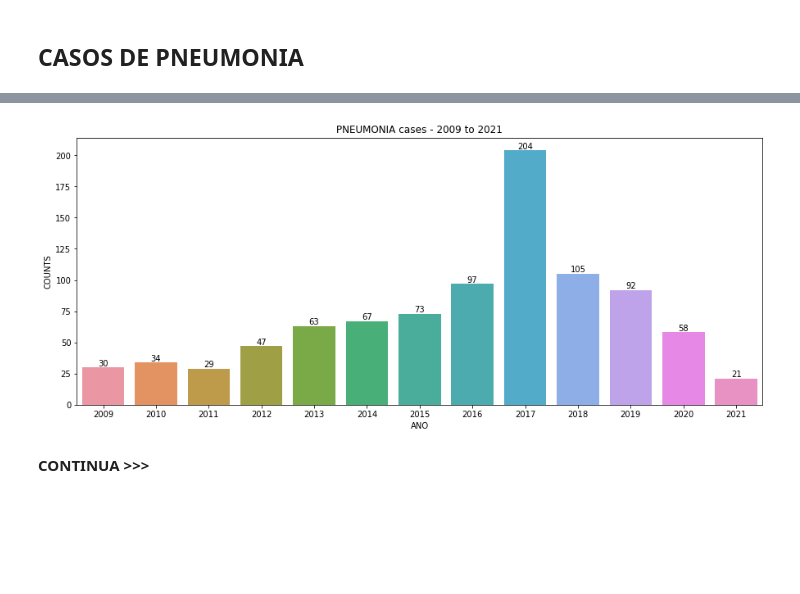
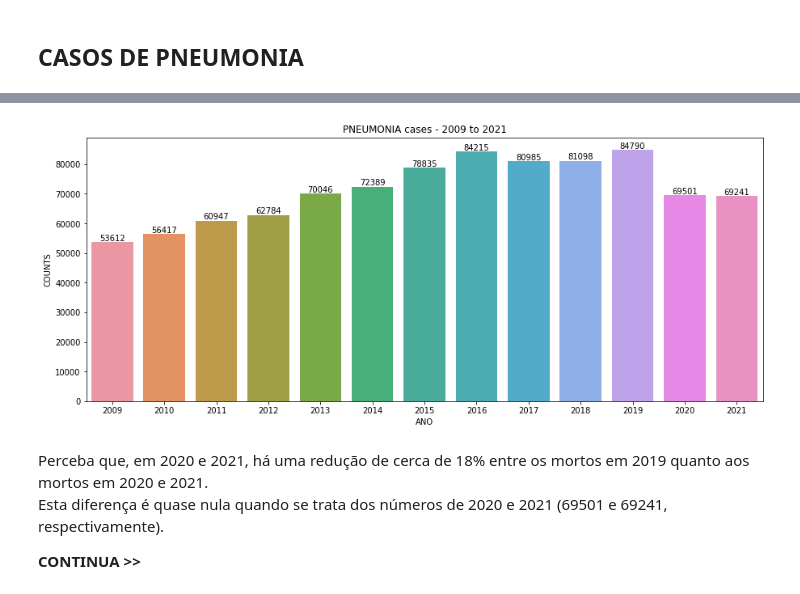
Before and after one commit to marciopmm/Estudo_COVID-19, a Jupyter notebook: Dados.ipynb, the cells around one changed output, grey strips where cells are left out. Saved outputs shown, nothing was run; the diff lists cells and outputs as text; code cells hidden in the pictures; blank space fills up the shorter version.

Commit message:
Juntada de CIDs de casos de Pneunonia - Continua

```diff
--- a/Dados.ipynb
+++ b/Dados.ipynb
@@ -38,7 +38,8 @@ for ano in range(2009, 2020):
 print(f"Baixando dados de https://s3.sa-east-1.amazonaws.com/ckan.saude.gov.br/SIM/sim_preliminar_2020.csv")
 df_tratado = df_tratado.append(pd.read_csv('https://s3.sa-east-1.amazonaws.com/ckan.saude.gov.br/SIM/sim_preliminar_2020.csv', sep=';', usecols=cols_list, encoding='latin', error_bad_lines=False), ignore_index=True)
 print(f"Baixando dados de https://s3.sa-east-1.amazonaws.com/ckan.saude.gov.br/SIM/DO21OPEN.csv")
-df_tratado = df_tratado.append(pd.read_csv('https://s3.sa-east-1.amazonaws.com/ckan.saude.gov.br/SIM/DO21OPEN.csv', sep=';', usecols=cols_list, encoding='latin', error_bad_lines=False), ignore_index=True)
+df_tratado = df_tratado.append(pd.read_csv('https://s3.s
+a-east-1.amazonaws.com/ckan.saude.gov.br/SIM/DO21OPEN.csv', sep=';', usecols=cols_list, encoding='latin', error_bad_lines=False), ignore_index=True)
 
 df_tratado.head()
 # %% [output]
@@ -161,15 +206,75 @@ Códigos para Pneumonia:
 # %%
-pne_codes = ['J12', 'J13', 'J14', 'J15', 'J16', 'J17', 'J18', 'P23']
+pne_codes = [
+    "A403",
+    "B052",
+    "B206",
+    "B953",
+    "B960",
+    "B961",
+    "J100",
+    "J110",
+    "J12",
+    "J120",
+    "J121",
+    "J122",
+    "J128",
+    "J129",
+    "J13",
+    "J14",
+    "J15",
+    "J150",
+    "J151",
+    "J152",
+    "J153",
+    "J154",
+    "J155",
+    "J156",
+    "J157",
+    "J158",
+    "J159",
+    "J16",
+    "trap",
+    "J160",
+    "J168",
+    "J17",
+    "J170",
+    "J171",
+    "J172",
+    "J173",
+    "J178",
+    "J18",
+    "J180",
+    "J181",
+    "J182",
+    "J188",
+    "J189",
+    "J200",
+    "J851",
+    "J852",
+    "P23",
+    "P230",
+    "P231",
+    "P232",
+    "P233",
+    "P234",
+    "P235",
+    "P236",
+    "P238",
+    "P239"
+]
 df_pneumonia = df_tratado[df_tratado['CAUSABAS'].isin(pne_codes)]
 pneumonia_por_ano = df_pneumonia.groupby(['ANO']).size().reset_index(name='COUNTS')
 
 plt.figure(figsize=(15,6))
 plt.title('PNEUMONIA cases - 2009 to 2021')
 ax = sns.barplot(x='ANO', y='COUNTS', data=pneumonia_por_ano)
 ax.bar_label(ax.containers[0])
 #sns.lineplot(data=pneumonia_por_ano['COUNTS'])
 plt.show()
 # %% [output]
-[figure, old version]
+[figure, new version]
-# %% [markdown]
-**CONTINUA >>>**
+# %% [markdown]
+Perceba que, em 2020 e 2021, há uma redução de cerca de 18% entre os mortos em 2019 quanto aos mortos em 2020 e 2021.
+Esta diferença é quase nula quando se trata dos números de 2020 e 2021 (69501 e 69241, respectivamente).
+
+**CONTINUA >>**
```
Also changed, not shown: parts of 4 cells of this notebook.
